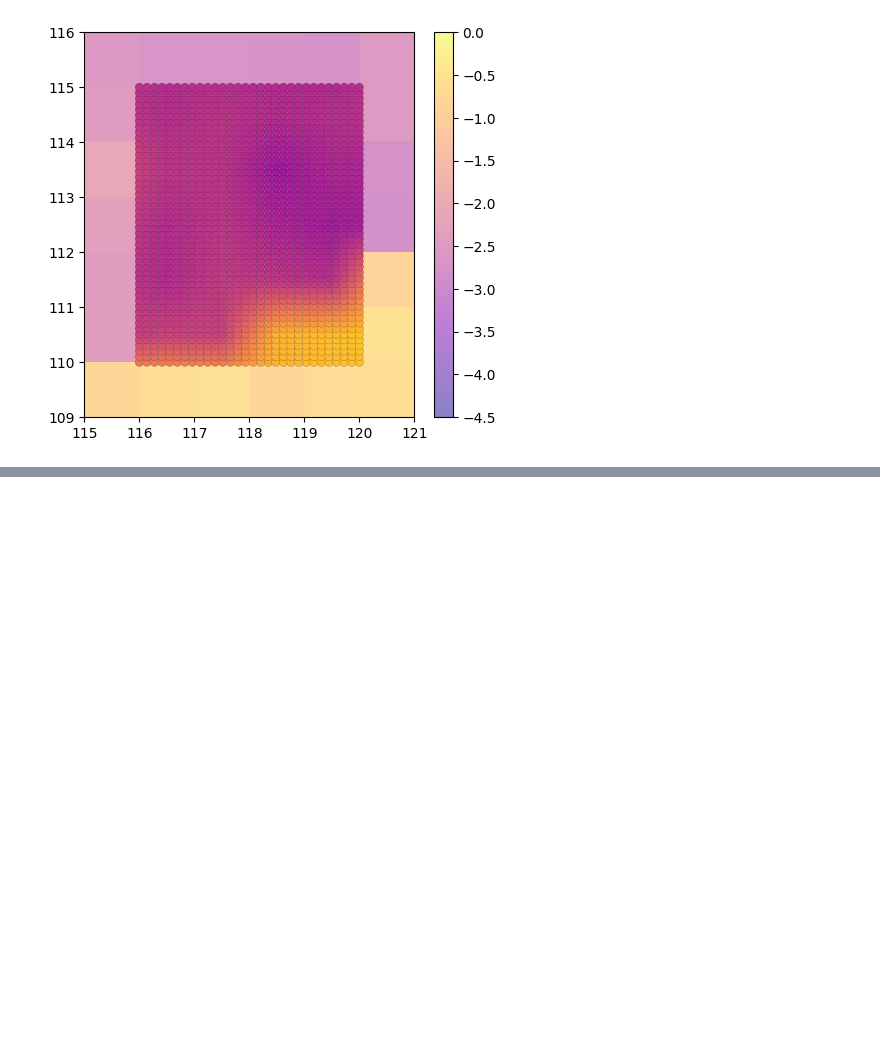
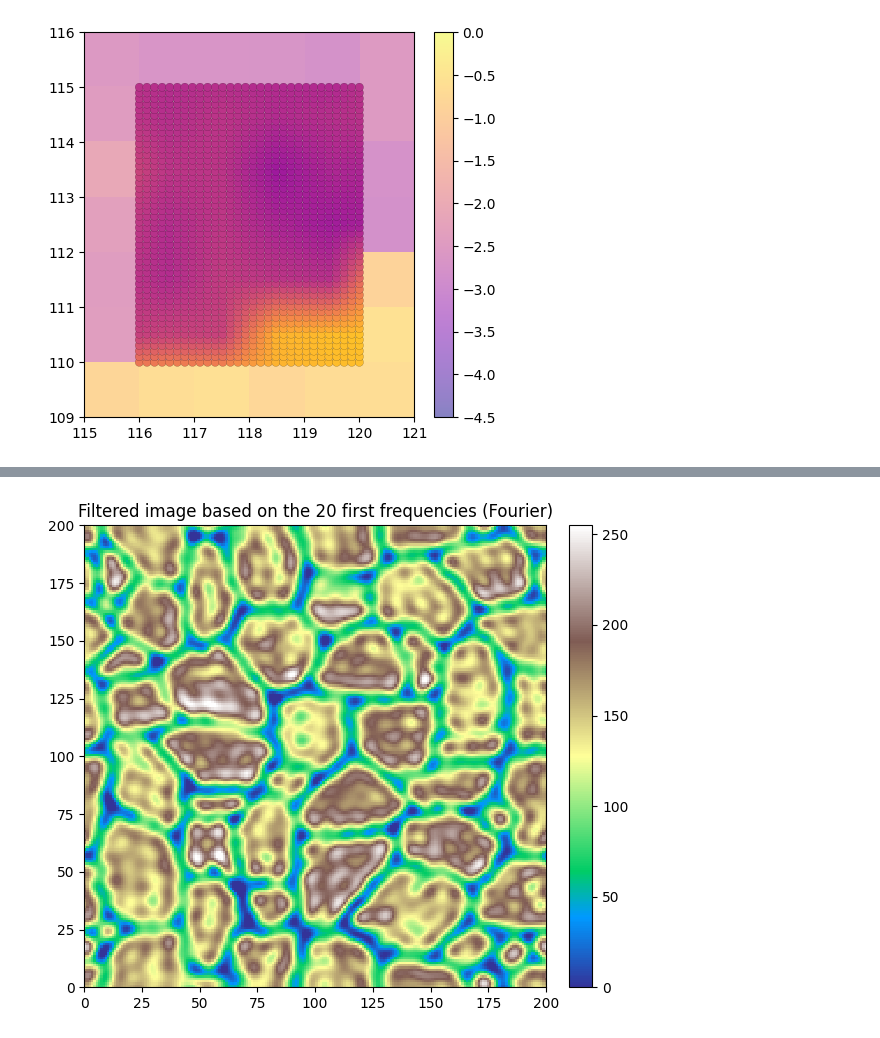
Before and after one commit to randlab/geone, a Jupyter notebook: docs/source/notebooks/ex_a_03_image_interpolation.ipynb, the cells around one changed output, grey strips where cells are left out. Drawn from its saved outputs; the diff is of its cells as text; code cells hidden in the pictures; blank space fills up the shorter version.

```diff
--- a/docs/source/notebooks/ex_a_03_image_interpolation.ipynb
+++ b/docs/source/notebooks/ex_a_03_image_interpolation.ipynb
@@ -181,0 +204,20 @@ plt.show()
+# %%
+# Extract the numpy 2d-array of the image
+s = im.val[0, 0] # original signal
+
+# Filter the signal based on the `n` first positive frequencies
+n = 20
+s_filter = gn.tools.filter_signal(s, n=n)
+
+# Set the filtered image
+im_filter = gn.img.copyImg(im)
+im_filter.set_var(s_filter, ind=0)
+# im_filter.val[0, 0] = s_filter # equiv.
+
+# Plot
+plt.figure(figsize=(12,6))
+gn.imgplot.drawImage2D(im_filter, cmap=cmap, vmin=vmin, vmax=vmax)
+plt.title(f'Filtered image based on the {n} first frequencies (Fourier)')
+plt.show()
+# %% [output]
+[figure, added]
```
Also changed, not shown: parts of 3 cells of this notebook, 16 other files.
